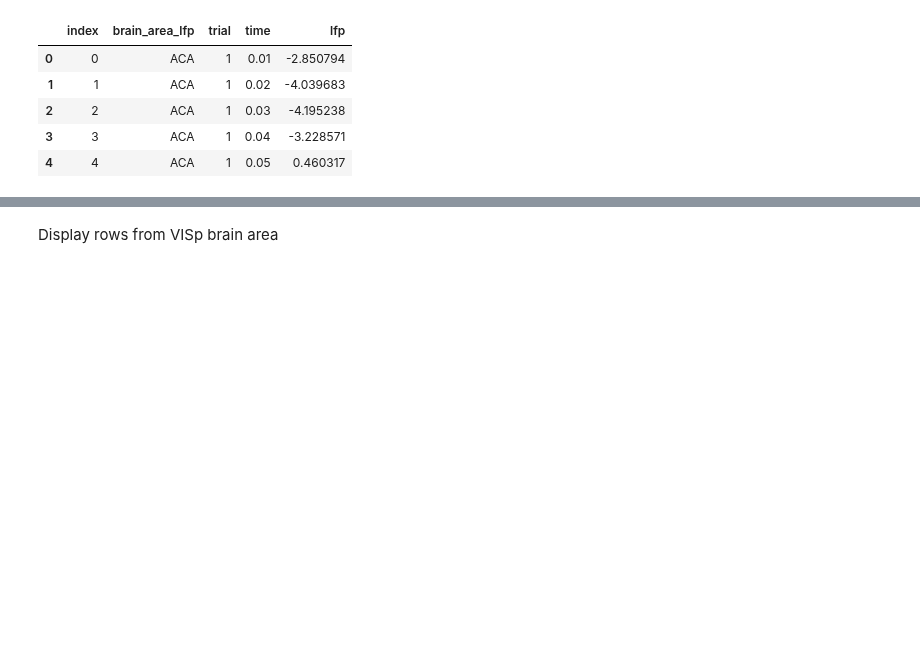
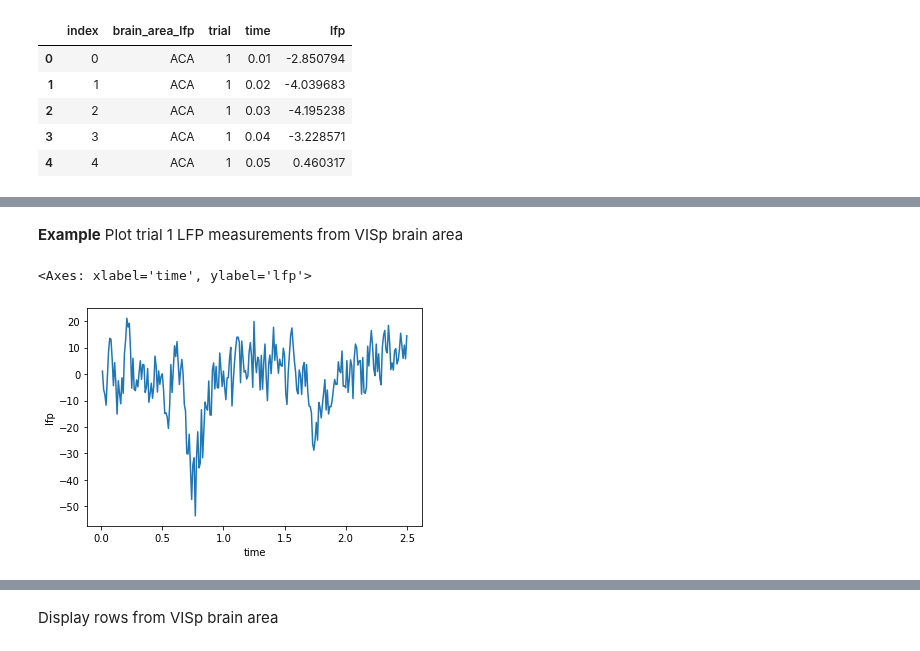
Before and after one commit to ibehave-ibots/iBOTS-Tools, a Jupyter notebook: workshops/python-workshop-1/exercises/sangee/solutions/ERP Analysis with Pandas and Seaborn.ipynb, the cells around one changed output, grey strips where cells are left out. Drawn from its saved outputs; the diff is of its cells as text; code cells hidden in the pictures; blank space fills up the shorter version.

```diff
--- a/workshops/python-workshop-1/exercises/sangee/solutions/ERP Analysis with Pandas and Seaborn.ipynb
+++ b/workshops/python-workshop-1/exercises/sangee/solutions/ERP Analysis with Pandas and Seaborn.ipynb
@@ -144,0 +235,3 @@ df = lfp.reset_index()
+# %%
+visp_trial_1 = lfp[(lfp['trial'] == 1) & (lfp['brain_area_lfp'] == 'VISp')]
+visp_trial_1
@@ -144,0 +252,7 @@ df = lfp.reset_index()
+# %% [markdown]
+**Example** Plot trial 1 LFP measurements from VISp brain area
+# %%
+sns.lineplot(data=visp_trial_1, x='time', y='lfp')
+# %% [output]
+<Axes: xlabel='time', ylabel='lfp'>
+[figure, added]
```
Also changed, not shown: parts of 29 cells of this notebook.
